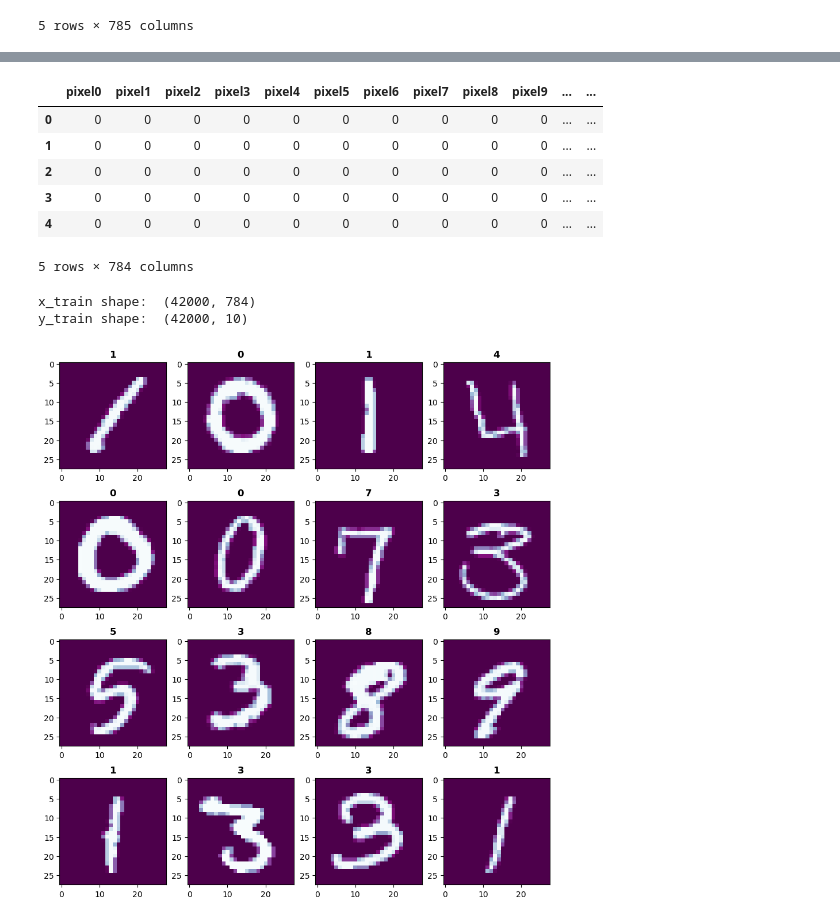
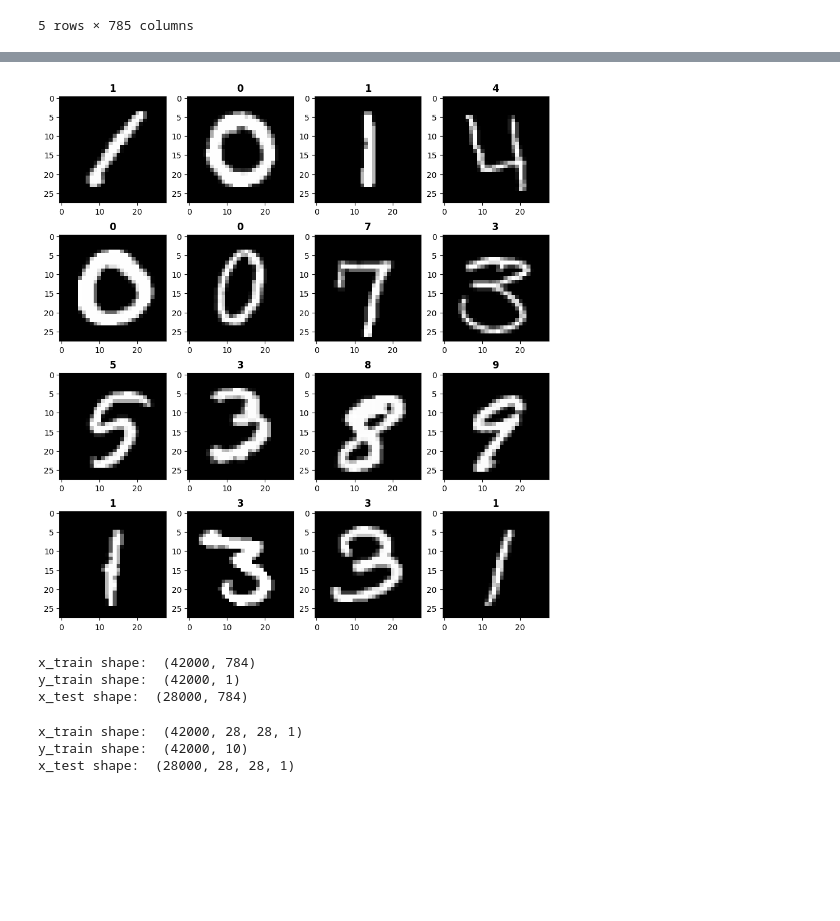
Before and after one commit to youssef-khalf/AI-EAGLES-KAGGLE_COMPETITIONS-, a Jupyter notebook: DIGIT-RECOGNIZER/YOUSSEF.ipynb, the cells around one changed output, grey strips where cells are left out. Saved outputs shown, nothing was run; the diff lists cells and outputs as text; code cells hidden in the pictures; blank space fills up the shorter version.

```diff
--- a/DIGIT-RECOGNIZER/YOUSSEF.ipynb
+++ b/DIGIT-RECOGNIZER/YOUSSEF.ipynb
@@ -40,32 +88,43 @@ X=df_train.drop(columns="label")
-# %%
-X.head()
-# %% [output]
-|  | pixel0 | pixel1 | pixel2 | pixel3 | pixel4 | pixel5 | pixel6 | pixel7 | pixel8 | pixel9 | ... | ... |
-| 0 | 0 | 0 | 0 | 0 | 0 | 0 | 0 | 0 | 0 | 0 | ... | ... |
-| 1 | 0 | 0 | 0 | 0 | 0 | 0 | 0 | 0 | 0 | 0 | ... | ... |
-| 2 | 0 | 0 | 0 | 0 | 0 | 0 | 0 | 0 | 0 | 0 | ... | ... |
-| 3 | 0 | 0 | 0 | 0 | 0 | 0 | 0 | 0 | 0 | 0 | ... | ... |
-| 4 | 0 | 0 | 0 | 0 | 0 | 0 | 0 | 0 | 0 | 0 | ... | ... |
-5 rows × 784 columns
+# %%
+fig = plt.figure(figsize = (11, 12))
+
+for i in range(16):
+    plt.subplot(4,4,1 + i)
+    plt.title(np.argmax(y_train[i]),fontname="Aptos",fontweight="bold")
+    plt.imshow(x_train[i,:,:,0], cmap=plt.get_cmap('gray'))
+plt.show()
+# %% [output]
+[figure, added]
+# %%
+y_train = df_train.iloc[:,:1]
+x_train = df_train.iloc[:,1:]
+x_test = df_test
+print("x_train shape: ", x_train.shape)
+print("y_train shape: ", y_train.shape)
+print("x_test shape: ", x_test.shape)
+# %% [output]
+x_train shape:  (42000, 784)
+y_train shape:  (42000, 1)
+x_test shape:  (28000, 784)
 # %%
-X_train = X/255.
+
+x_train = x_train/255.
+x_test  = x_test/255.
+
 #Reshape images
-X_train = X.values.reshape(-1,28,28,1)
+
+x_train = x_train.values.reshape(-1,28,28,1)
+x_test = x_test.values.reshape(-1,28,28,1)
+
 #One-hot encoding
+
 num_classes=10
-y_train = tf.keras.utils.to_categorical(label, num_classes)
+y_train = tf.keras.utils.to_categorical(y_train, num_classes)
+
 print("x_train shape: ", x_train.shape)
 print("y_train shape: ", y_train.shape)
+print("x_test shape: ", x_test.shape)
 # %% [output]
-x_train shape:  (42000, 784)
+x_train shape:  (42000, 28, 28, 1)
 y_train shape:  (42000, 10)
+x_test shape:  (28000, 28, 28, 1)
-# %%
-fig = plt.figure(figsize = (11, 12))
-
-for i in range(16):
-    plt.subplot(4,4,1 + i)
-    plt.title(np.argmax(y_train[i]),fontweight="bold")
-    plt.imshow(X_train[i,:], cmap=plt.get_cmap('BuPu_r'))
-plt.show();
-# %% [output]
-[figure, removed]
```
Also changed, not shown: parts of 25 cells of this notebook, 3 other files.
